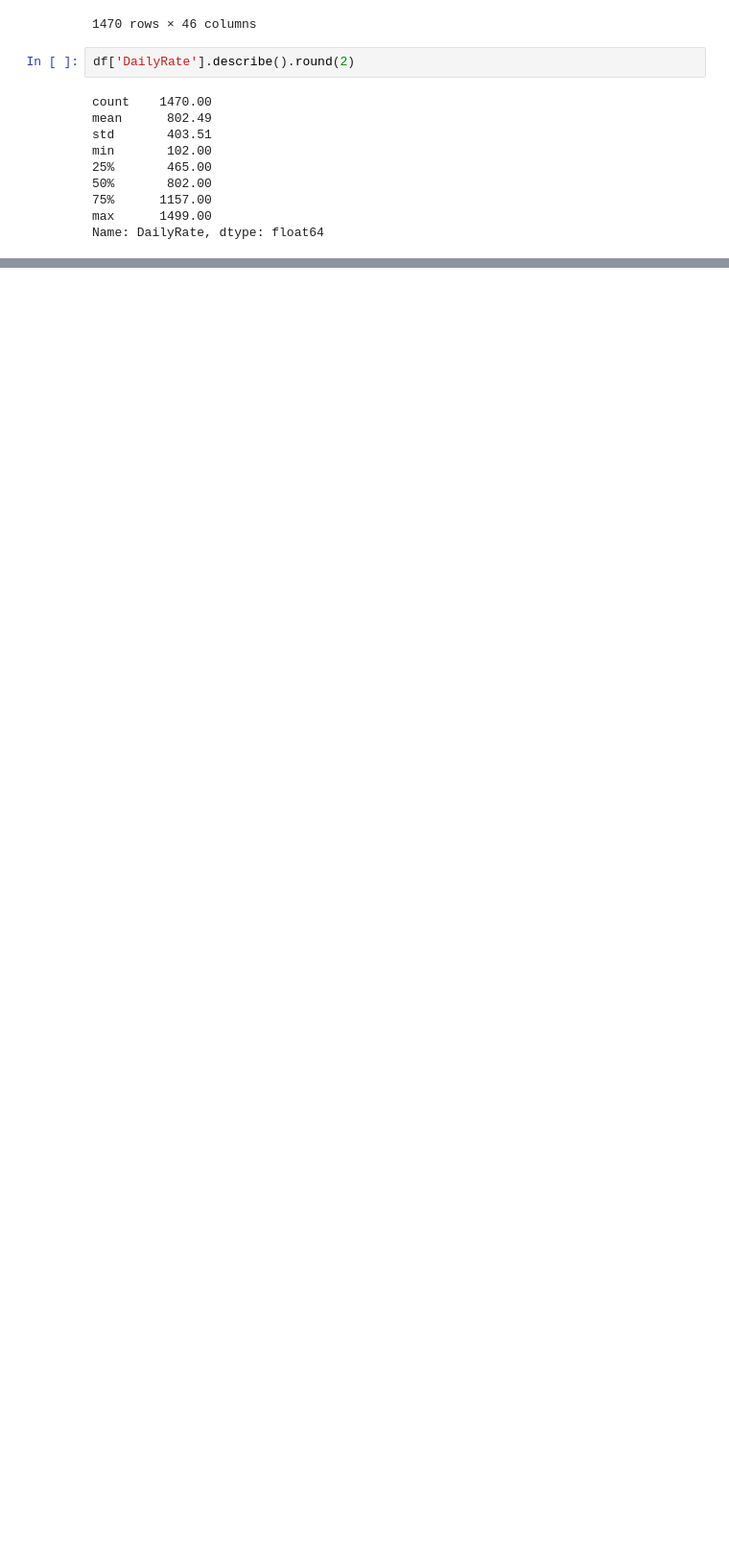
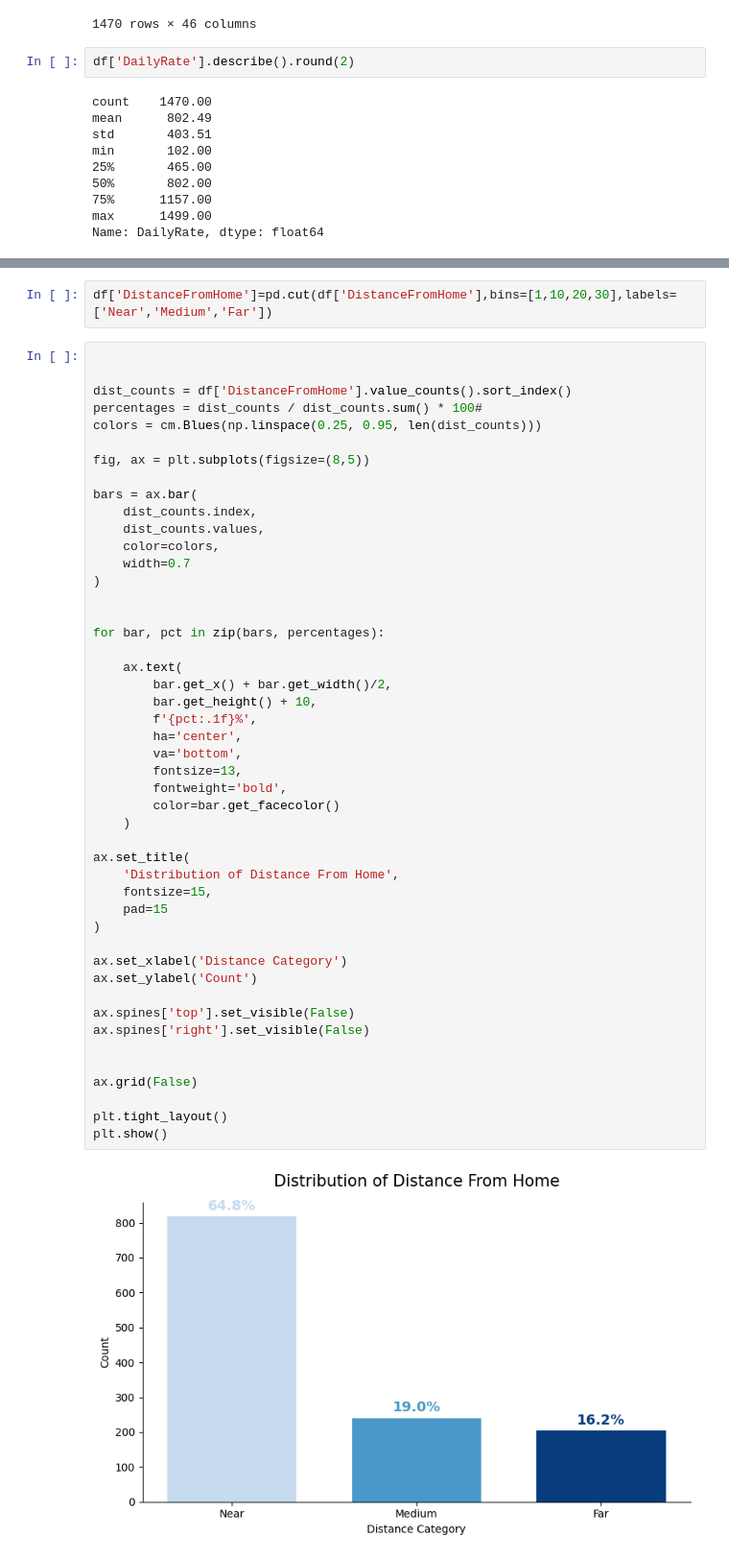
Before and after one commit to nawarfathi/HR, a Jupyter notebook: WA_fn.ipynb, the cells around one changed output, grey strips where cells are left out. Shown at 96% size. Cells and saved outputs as stored; diff of their text form; blank space fills up the shorter version.

```diff
--- a/WA_fn.ipynb
+++ b/WA_fn.ipynb
@@ -433,0 +456,51 @@ Name: DailyRate, dtype: float64
+# %%
+df['DistanceFromHome']=pd.cut(df['DistanceFromHome'],bins=[1,10,20,30],labels=['Near','Medium','Far'])
+# %%
+
+
+dist_counts = df['DistanceFromHome'].value_counts().sort_index()
+percentages = dist_counts / dist_counts.sum() * 100#
+colors = cm.Blues(np.linspace(0.25, 0.95, len(dist_counts)))
+
+fig, ax = plt.subplots(figsize=(8,5))
+
+bars = ax.bar(
+    dist_counts.index,
+    dist_counts.values,
+    color=colors,
+    width=0.7
+)
+
+
+for bar, pct in zip(bars, percentages):
+
+    ax.text(
+        bar.get_x() + bar.get_width()/2,
+        bar.get_height() + 10,
+        f'{pct:.1f}%',
+        ha='center',
+        va='bottom',
+        fontsize=13,
+        fontweight='bold',
+        color=bar.get_facecolor()
+    )
+
+ax.set_title(
+    'Distribution of Distance From Home',
+    fontsize=15,
+    pad=15
+)
+
+ax.set_xlabel('Distance Category')
+ax.set_ylabel('Count')
+
+ax.spines['top'].set_visible(False)
+ax.spines['right'].set_visible(False)
+
+
+ax.grid(False)
+
+plt.tight_layout()
+plt.show()
+# %% [output]
+[figure, added]
```
Also changed, not shown: parts of 3 cells of this notebook.
